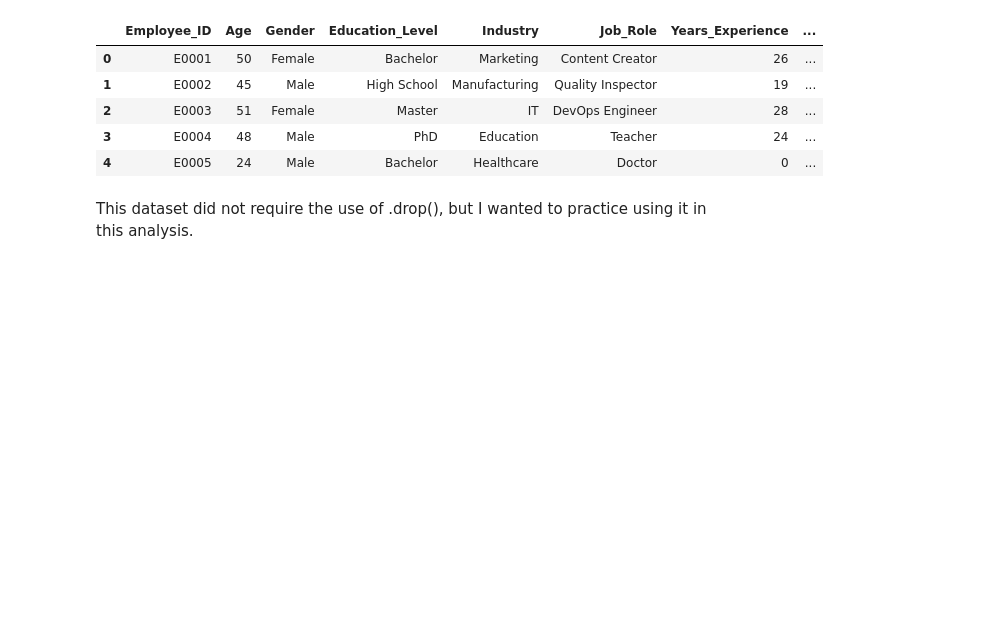
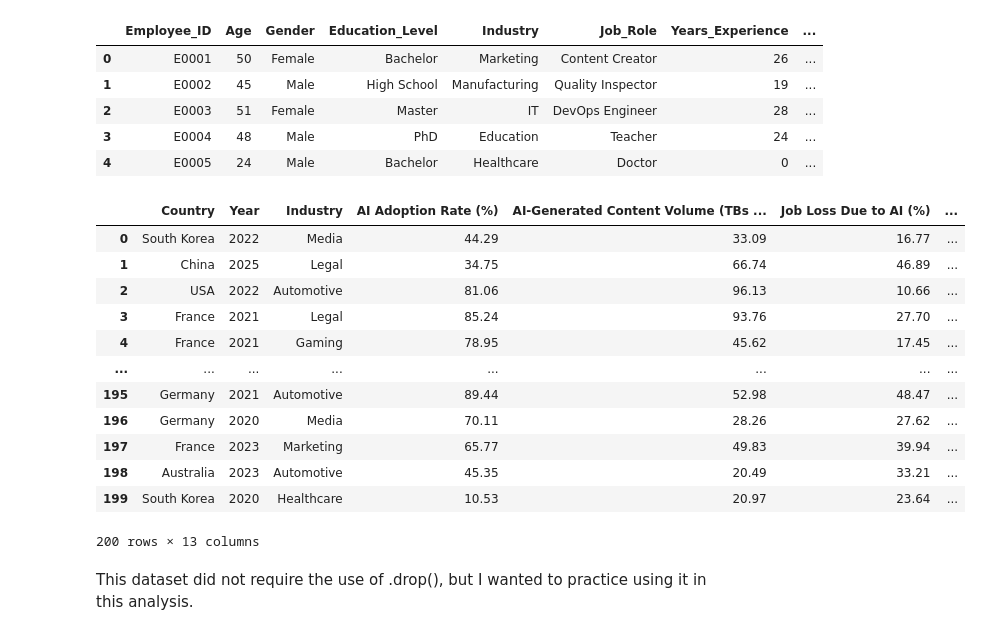
Before and after one commit to mjhess01/AI-Education-Analysis, a Jupyter notebook: Notebooks/dataset_exploration.ipynb, the cells around one changed output. Cells and saved outputs as stored; diff of their text form; code cells hidden in the pictures; blank space fills up the shorter version.

```diff
--- a/Notebooks/dataset_exploration.ipynb
+++ b/Notebooks/dataset_exploration.ipynb
@@ -248,6 +248,32 @@ jobs_df.head()
 | 2 | E0003 | 51 | Female | Master | IT | DevOps Engineer | 28 | ... |
 | 3 | E0004 | 48 | Male | PhD | Education | Teacher | 24 | ... |
 | 4 | E0005 | 24 | Male | Bachelor | Healthcare | Doctor | 0 | ... |
+# %%
+def categorize_adoption_rate(adoption_rate):
+    if adoption_rate <= 33.33:
+        return 'Low'
+    elif adoption_rate >= 33.34 and adoption_rate <= 66.66:
+        return 'Medium'
+    else:
+        return 'High'
+
+content_df['AI_Adoption_Level'] = content_df['AI Adoption Rate (%)'].apply(categorize_adoption_rate)
+# %%
+content_df
+# %% [output]
+|  | Country | Year | Industry | AI Adoption Rate (%) | AI-Generated Content Volume (TBs ... | Job Loss Due to AI (%) | ... |
+| 0 | South Korea | 2022 | Media | 44.29 | 33.09 | 16.77 | ... |
+| 1 | China | 2025 | Legal | 34.75 | 66.74 | 46.89 | ... |
+| 2 | USA | 2022 | Automotive | 81.06 | 96.13 | 10.66 | ... |
+| 3 | France | 2021 | Legal | 85.24 | 93.76 | 27.70 | ... |
+| 4 | France | 2021 | Gaming | 78.95 | 45.62 | 17.45 | ... |
+| ... | ... | ... | ... | ... | ... | ... | ... |
+| 195 | Germany | 2021 | Automotive | 89.44 | 52.98 | 48.47 | ... |
+| 196 | Germany | 2020 | Media | 70.11 | 28.26 | 27.62 | ... |
+| 197 | France | 2023 | Marketing | 65.77 | 49.83 | 39.94 | ... |
+| 198 | Australia | 2023 | Automotive | 45.35 | 20.49 | 33.21 | ... |
+| 199 | South Korea | 2020 | Healthcare | 10.53 | 20.97 | 23.64 | ... |
+200 rows × 13 columns
 # %% [markdown]
 This dataset did not require the use of .drop(), but I wanted to practice using it in this analysis.
 # %%
```
Also changed, not shown: parts of 5 cells of this notebook.
